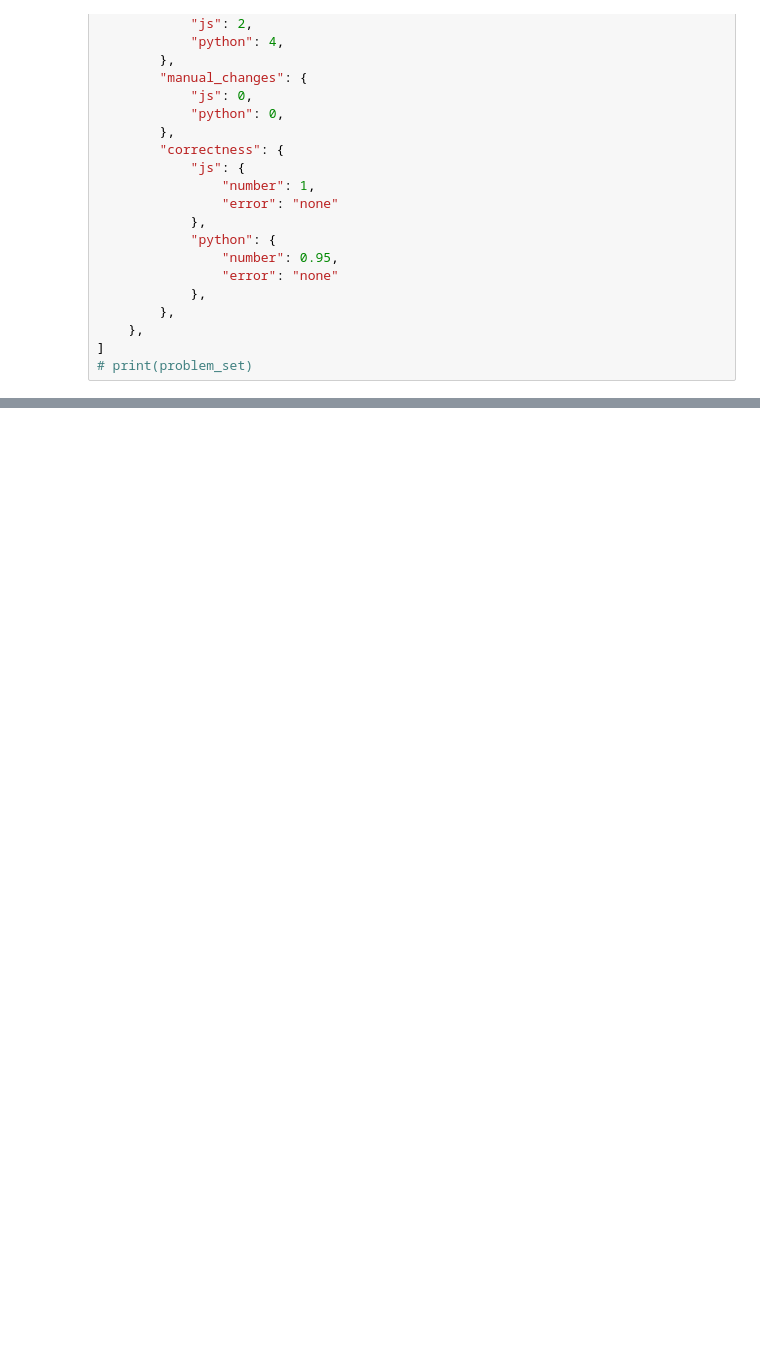
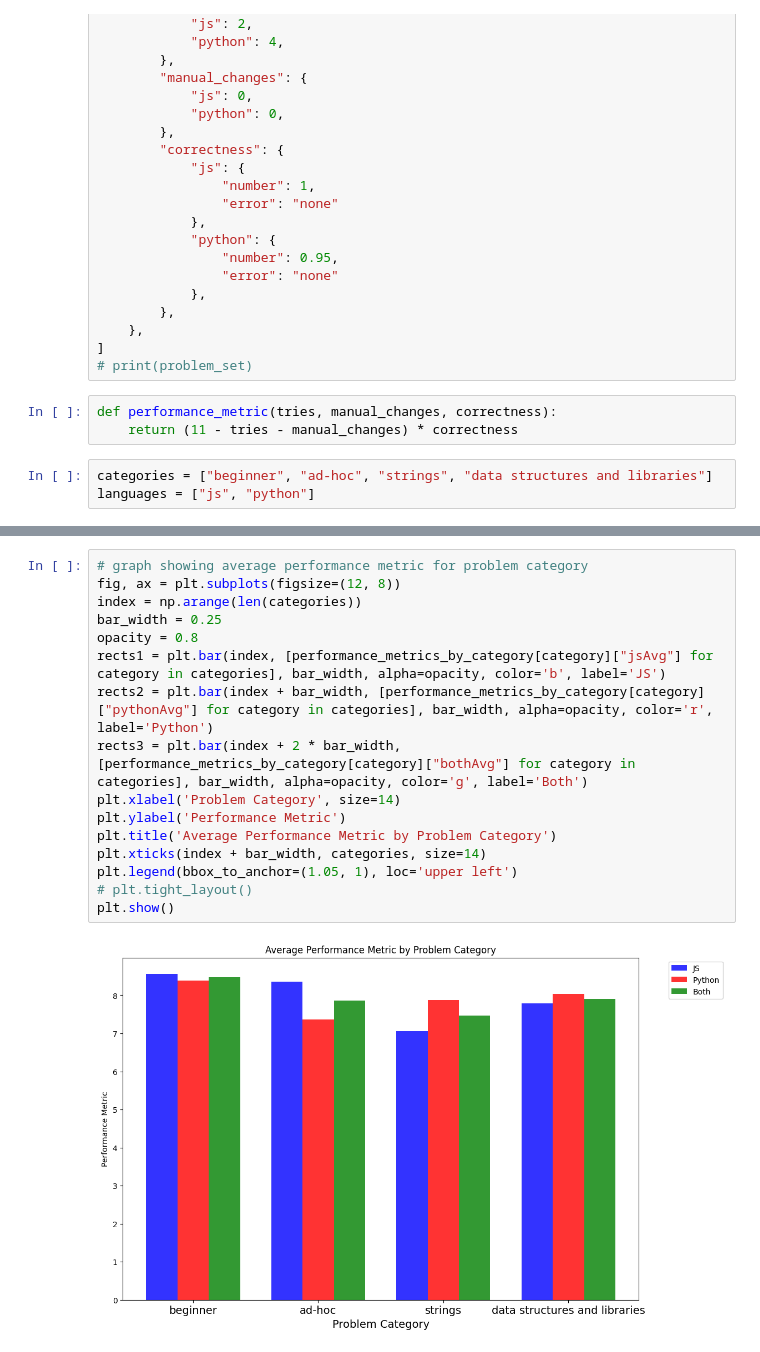
Before and after one commit to RdgFerreira/poc, a Jupyter notebook: analysis.ipynb, the cells around one changed output, grey strips where cells are left out. Saved outputs shown, nothing was run; the diff lists cells and outputs as text; blank space fills up the shorter version.

```diff
--- a/analysis.ipynb
+++ b/analysis.ipynb
@@ -1155,3 +1155,9 @@ problem_set = [
     },
 ]
 # print(problem_set)
+# %%
+def performance_metric(tries, manual_changes, correctness):
+    return (11 - tries - manual_changes) * correctness
+# %%
+categories = ["beginner", "ad-hoc", "strings", "data structures and libraries"]
+languages = ["js", "python"]
@@ -1157,0 +1209,18 @@ problem_set = [
+# %%
+# graph showing average performance metric for problem category
+fig, ax = plt.subplots(figsize=(12, 8))
+index = np.arange(len(categories))
+bar_width = 0.25
+opacity = 0.8
+rects1 = plt.bar(index, [performance_metrics_by_category[category]["jsAvg"] for category in categories], bar_width, alpha=opacity, color='b', label='JS')
+rects2 = plt.bar(index + bar_width, [performance_metrics_by_category[category]["pythonAvg"] for category in categories], bar_width, alpha=opacity, color='r', label='Python')
+rects3 = plt.bar(index + 2 * bar_width, [performance_metrics_by_category[category]["bothAvg"] for category in categories], bar_width, alpha=opacity, color='g', label='Both')
+plt.xlabel('Problem Category', size=14)
+plt.ylabel('Performance Metric')
+plt.title('Average Performance Metric by Problem Category')
+plt.xticks(index + bar_width, categories, size=14)
+plt.legend(bbox_to_anchor=(1.05, 1), loc='upper left')
+# plt.tight_layout()
+plt.show()
+# %% [output]
+[figure, added]
```
Also changed, not shown: parts of 1 cell of this notebook.
